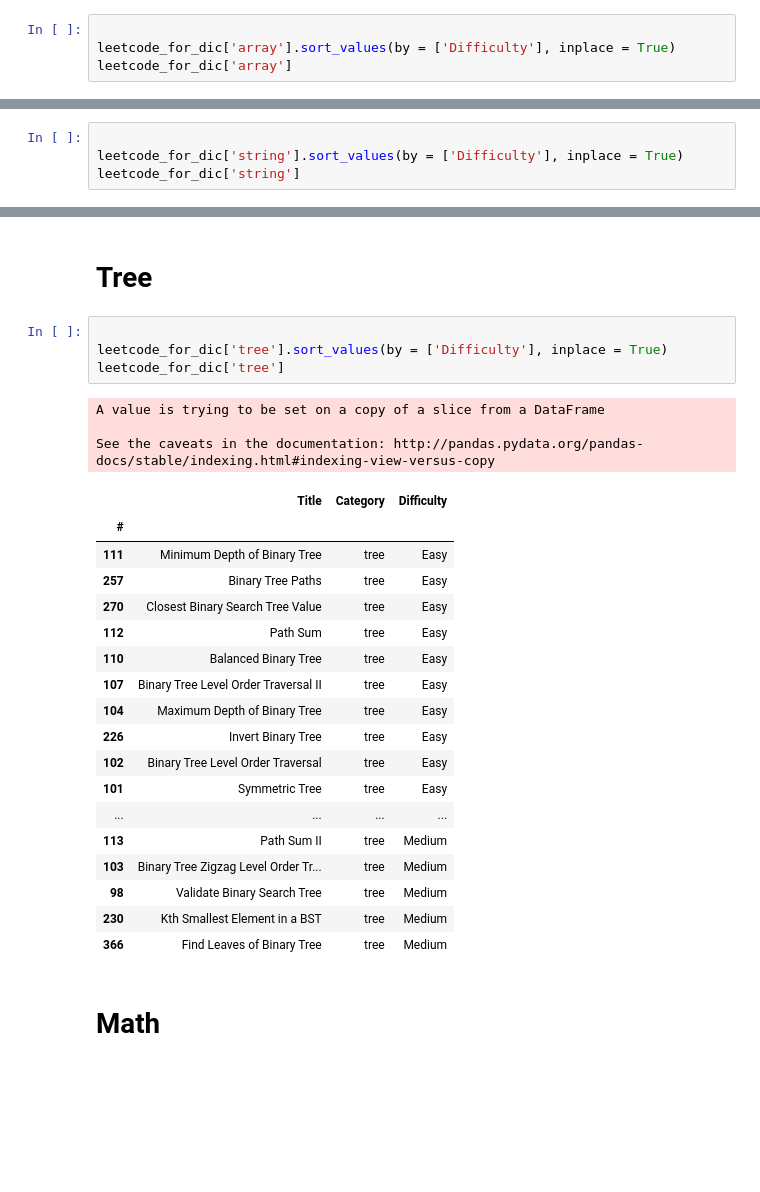
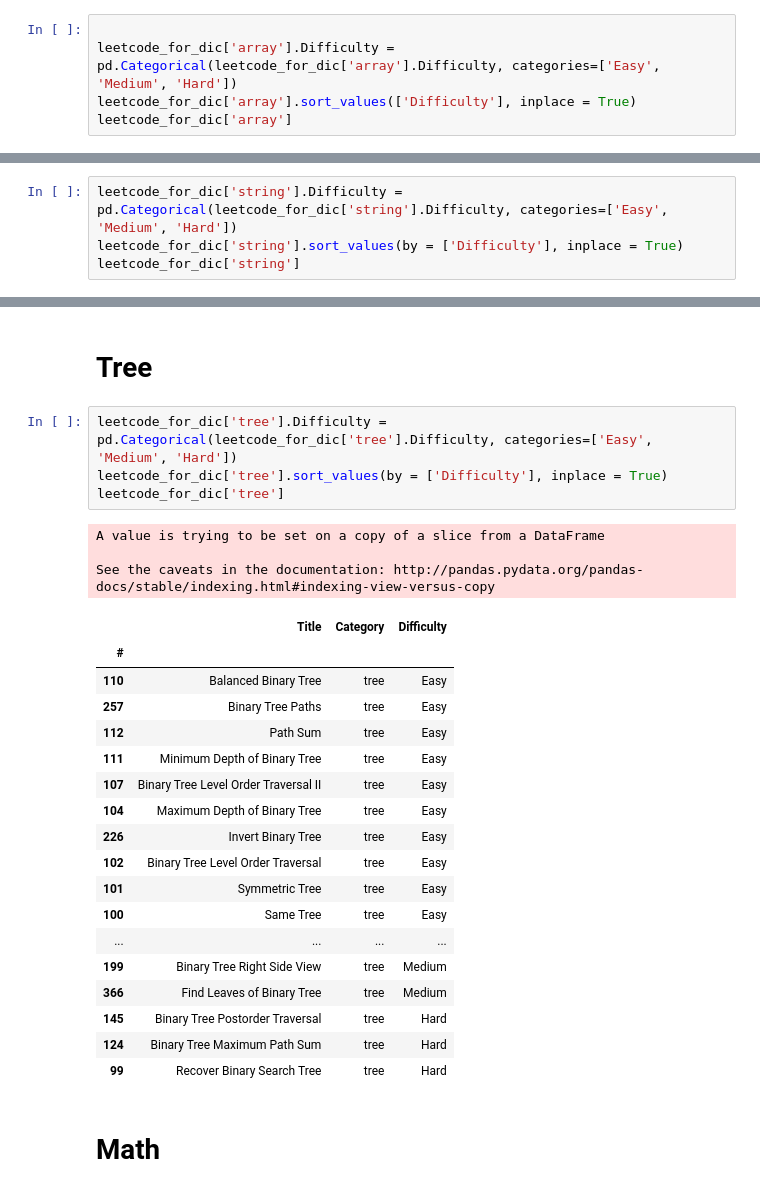
Before and after one commit to shanjiang1994/LeetCode_for_DataScience, a Jupyter notebook: LeetCode_for_Data_Science.ipynb, the cells around one changed output, grey strips where cells are left out. Cells and saved outputs as stored; diff of their text form; blank space fills up the shorter version.

```diff
--- a/LeetCode_for_Data_Science.ipynb
+++ b/LeetCode_for_Data_Science.ipynb
@@ -266,6 +266,7 @@ leetcode_for_dic = retrun_dic_DataFrame(leetcode_for_DS)
 # Array
 # %%
 
-leetcode_for_dic['array'].sort_values(by = ['Difficulty'], inplace = True)
+leetcode_for_dic['array'].Difficulty = pd.Categorical(leetcode_for_dic['array'].Difficulty, categories=['Easy', 'Medium', 'Hard'])
+leetcode_for_dic['array'].sort_values(['Difficulty'], inplace = True)
 leetcode_for_dic['array']
 # %% [output]
@@ -293,7 +300,7 @@ See the caveats in the documentation: http://pandas.pydata.org/pandas-docs/stabl
 # %% [markdown]
 # String
 # %%
-
+leetcode_for_dic['string'].Difficulty = pd.Categorical(leetcode_for_dic['string'].Difficulty, categories=['Easy', 'Medium', 'Hard'])
 leetcode_for_dic['string'].sort_values(by = ['Difficulty'], inplace = True)
 leetcode_for_dic['string']
 # %% [output]
@@ -321,31 +328,31 @@ See the caveats in the documentation: http://pandas.pydata.org/pandas-docs/stabl
 # %% [markdown]
 # Tree
 # %%
-
+leetcode_for_dic['tree'].Difficulty = pd.Categorical(leetcode_for_dic['tree'].Difficulty, categories=['Easy', 'Medium', 'Hard'])
 leetcode_for_dic['tree'].sort_values(by = ['Difficulty'], inplace = True)
 leetcode_for_dic['tree']
 # %% [output]
 A value is trying to be set on a copy of a slice from a DataFrame
 
 See the caveats in the documentation: http://pandas.pydata.org/pandas-docs/stable/indexing.html#indexing-view-versus-copy
 |  | Title | Category | Difficulty |
 | # |  |  |  |
+| 110 | Balanced Binary Tree | tree | Easy |
+| 257 | Binary Tree Paths | tree | Easy |
+| 112 | Path Sum | tree | Easy |
 | 111 | Minimum Depth of Binary Tree | tree | Easy |
-| 257 | Binary Tree Paths | tree | Easy |
-| 270 | Closest Binary Search Tree Value | tree | Easy |
-| 112 | Path Sum | tree | Easy |
-| 110 | Balanced Binary Tree | tree | Easy |
 | 107 | Binary Tree Level Order Traversal II | tree | Easy |
 | 104 | Maximum Depth of Binary Tree | tree | Easy |
 | 226 | Invert Binary Tree | tree | Easy |
 | 102 | Binary Tree Level Order Traversal | tree | Easy |
 | 101 | Symmetric Tree | tree | Easy |
+| 100 | Same Tree | tree | Easy |
 | ... | ... | ... | ... |
-| 113 | Path Sum II | tree | Medium |
-| 103 | Binary Tree Zigzag Level Order Tr... | tree | Medium |
-| 98 | Validate Binary Search Tree | tree | Medium |
-| 230 | Kth Smallest Element in a BST | tree | Medium |
+| 199 | Binary Tree Right Side View | tree | Medium |
 | 366 | Find Leaves of Binary Tree | tree | Medium |
+| 145 | Binary Tree Postorder Traversal | tree | Hard |
+| 124 | Binary Tree Maximum Path Sum | tree | Hard |
+| 99 | Recover Binary Search Tree | tree | Hard |
 # %% [markdown]
 # Math
 # %%
```
Also changed, not shown: parts of 14 cells of this notebook.
